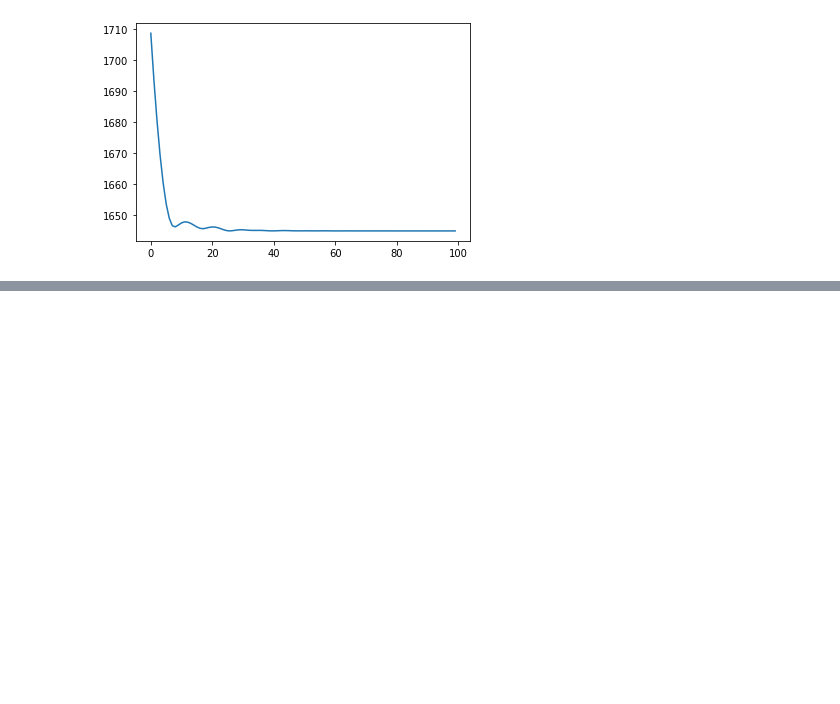
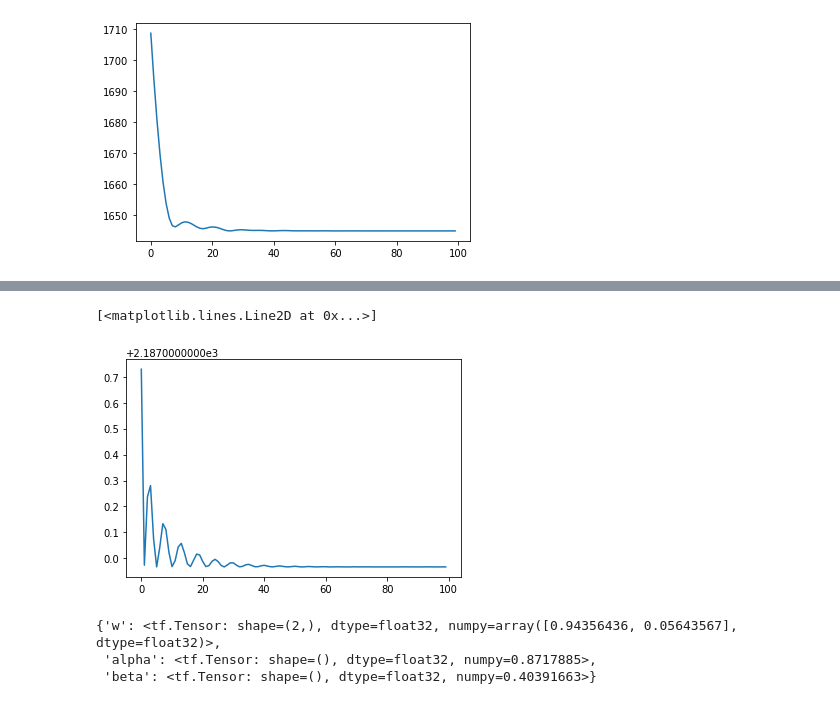
Before and after one commit to reichlab/rclp, a Jupyter notebook: demo.ipynb, the cells around one changed output, grey strips where cells are left out. Saved outputs shown, nothing was run; the diff lists cells and outputs as text; code cells hidden in the pictures; blank space fills up the shorter version.

```diff
--- a/demo.ipynb
+++ b/demo.ipynb
@@ -71,0 +124,17 @@ plt.plot(lp.loss_trace)
+# %%
+# plot loss trace
+plt.plot(lp.loss_trace)
+# %% [output]
+[<matplotlib.lines.Line2D at 0x...>]
+[figure, added]
+# %%
+# fit a beta recalibrated linear pool
+beta_rclp = Beta_RCLP(M=2)
+beta_rclp.fit(log_f = log_f, log_F = log_F, optim_method="adam", num_iter=100, learning_rate=0.1)
+
+# estimated ensemble parameters
+beta_rclp.unpack_params(beta_rclp.get_param_estimates_vec())
+# %% [output]
+{'w': <tf.Tensor: shape=(2,), dtype=float32, numpy=array([0.94356436, 0.05643567], dtype=float32)>,
+ 'alpha': <tf.Tensor: shape=(), dtype=float32, numpy=0.8717885>,
+ 'beta': <tf.Tensor: shape=(), dtype=float32, numpy=0.40391663>}
```
Also changed, not shown: parts of 7 cells of this notebook, 1 other file.
